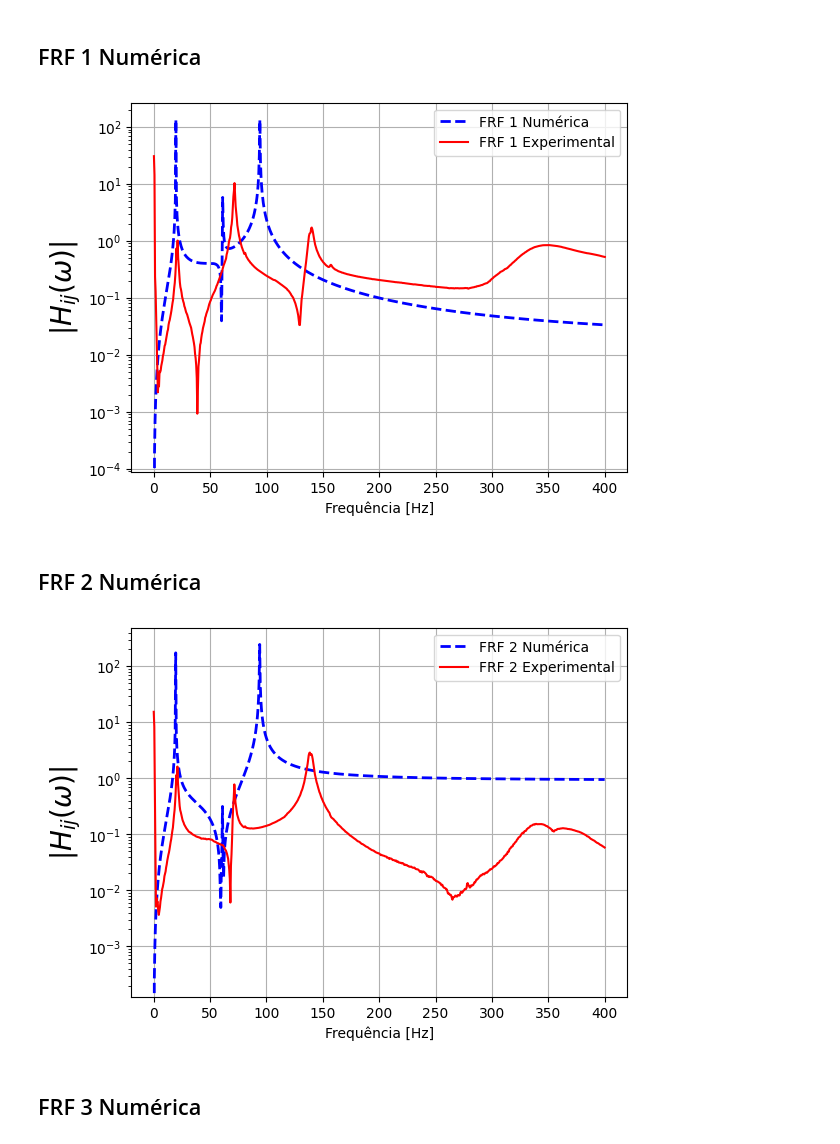
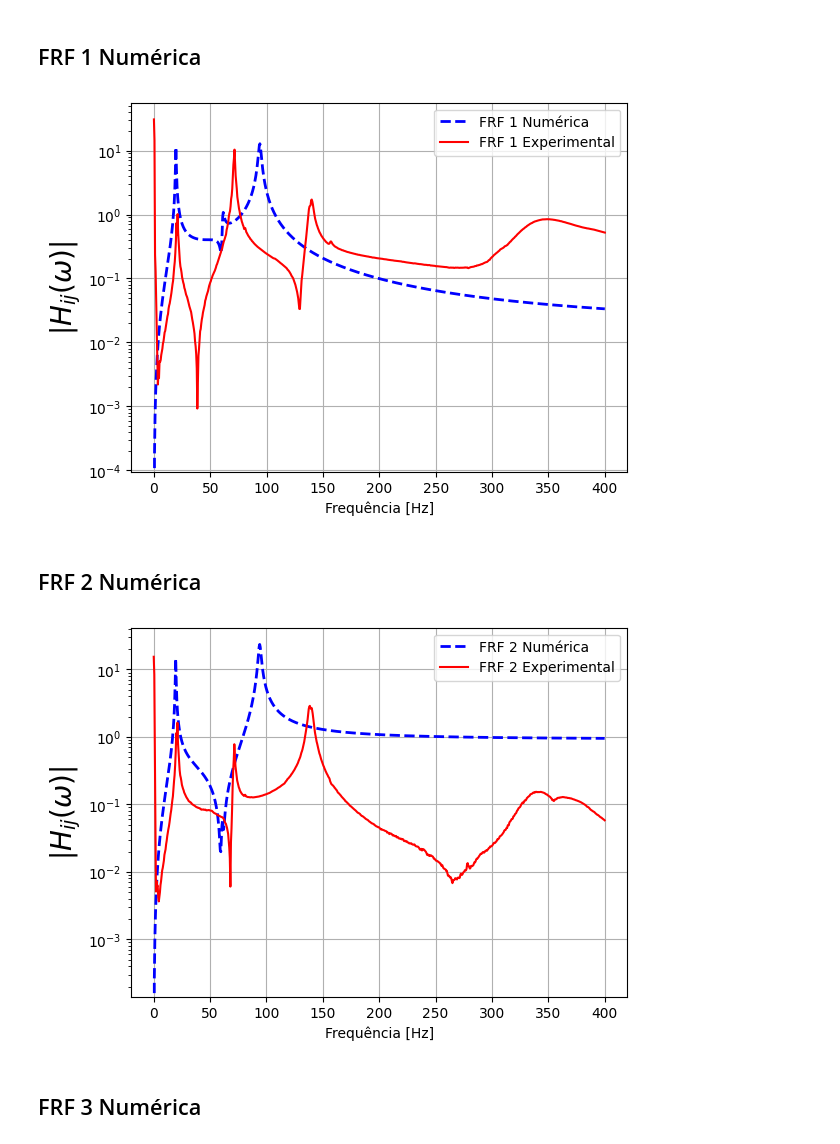
Before and after one commit to Daniel-Sottovia/Grupo-6, a Jupyter notebook: notebook.ipynb, the cells around one changed output. Cells and saved outputs as stored; diff of their text form; code cells hidden in the pictures.

Commit message:
Resposta usando um qsi_medio
Não é o melhor resultado, ainda falta a otimização, mas já temos registrado a resposta com um qsi médio, ajustes podem ser feitos no amortecimento e no qsi.

```diff
--- a/notebook.ipynb
+++ b/notebook.ipynb
@@ -1134,0 +1143,8 @@ q_si.append(q_si_3)
+# %%
+soma = 0
+for i in range(0, 3):
+    for j in range(0, 3):
+        soma = soma + q_si[i][j]
+
+qsi_medio = soma / 9
+print(qsi_medio)
@@ -1256,36 +1274,36 @@ w = 2 * np.pi * f
 x = 0  # Considerando índices baseados em zero
 xf = 1  # Considerando índices baseados em zero
 
 # Funcoes Resposta em Frequencia - Com amortecimento
-qsi = 0.001
+qsi = qsi_medio
 Hm = np.zeros((len(w), N), dtype=complex)
 H = np.zeros(len(w), dtype=complex)
 
 for j in range(len(w)):
     soma1 = 0
     for k in range(N):
         soma1 += - (w[j]**2)*(V[x, k] * V[xf, k] / (wi[k]**2 - w[j]**2 + 1j * 2 * qsi * wi[k] * w[j]))
         Hm[j, k] = - (w[j]**2)*(V[x, k] * V[xf, k] / (wi[k]**2 - w[j]**2 + 1j * 2 * qsi * wi[k] * w[j]))
     H[j] = soma1
 
 # Y = 1j * w * H
 
 # Plotting absolute value of H
 plt.plot(freq, np.abs(H), 'b', linewidth=2, label='FRF 1 Numérica', ls='--')
 
 frf_1_andar = np.abs(df['Signal 2 (Imag.)']) + np.abs(df['Signal 2 (Real)']) # Obtém-se o módulo da FRF
 
 plt.plot(freq, frf_1_andar, 'r', label='FRF 1 Experimental')
 
 plt.xlabel('Frequência [Hz]')
 plt.ylabel(r'$|H_{ij}(\omega)|$', fontsize=20)
 plt.grid()
 plt.yscale('log')
 plt.legend()
-#plt.savefig("D:\\UFSC\\Vibes\\Cordioli\\Trabalho\\Grupo 6\\FRF1_numerica_sem_ajuste_viga_guiada.png")
+plt.savefig("D:\\UFSC\\Vibes\\Cordioli\\Trabalho\\Grupo 6\\FRF1_numerica_qsi_medio_sem_ajuste_viga_guiada.png")
 plt.show()
 # %% [output]
-[figure, old version]
+[figure, new version]
 # %% [markdown]
 ## FRF 2 Numérica
 # %%
@@ -1314,7 +1332,7 @@ x = 1  # Considerando índices baseados em zero
 xf = 1  # Considerando índices baseados em zero
 
 # Funcoes Resposta em Frequencia - Com amortecimento
-qsi = 0.001
+qsi = qsi_medio
 Hm = np.zeros((len(w), N), dtype=complex)
 H = np.zeros(len(w), dtype=complex)
 
@@ -1339,10 +1357,10 @@ plt.ylabel(r'$|H_{ij}(\omega)|$', fontsize=20)
 plt.grid()
 plt.yscale('log')
 plt.legend()
-#plt.savefig("D:\\UFSC\\Vibes\\Cordioli\\Trabalho\\Grupo 6\\FRF2_numerica_sem_ajuste_viga_guiada.png")
+plt.savefig("D:\\UFSC\\Vibes\\Cordioli\\Trabalho\\Grupo 6\\FRF2_numerica_qsi_medio_sem_ajuste_viga_guiada.png")
 plt.show()
 # %% [output]
-[figure, old version]
+[figure, new version]
 # %% [markdown]
 ## FRF 3 Numérica
 # %%
```
Also changed, not shown: parts of 4 cells of this notebook, 3 other files.
